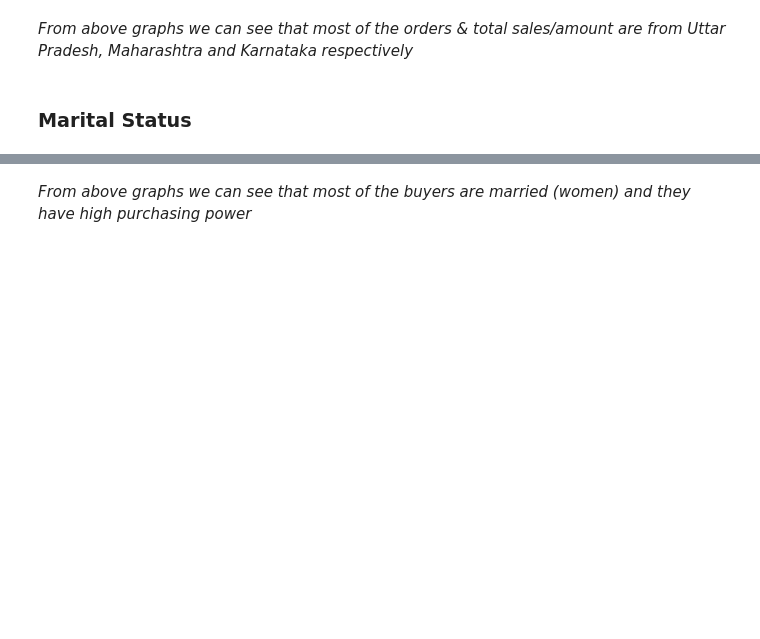
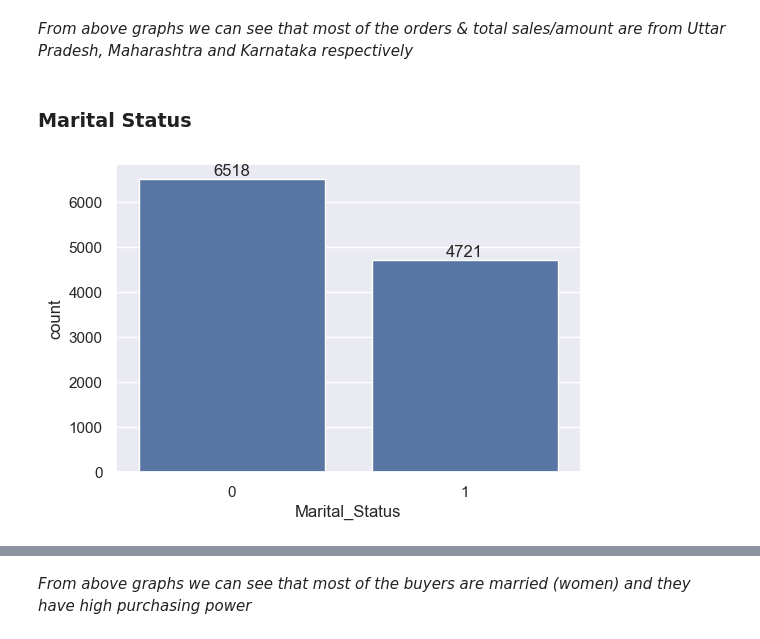
Before and after one commit to Syed-Moinuddin2025/SQL-Python-Learning-Journey, a Jupyter notebook: 3_Diwali_Sales_Analysis/Diwali_Sales_Analysis.ipynb, the cells around one changed output, grey strips where cells are left out. Drawn from its saved outputs; the diff is of its cells as text; code cells hidden in the pictures; blank space fills up the shorter version.

```diff
--- a/3_Diwali_Sales_Analysis/Diwali_Sales_Analysis.ipynb
+++ b/3_Diwali_Sales_Analysis/Diwali_Sales_Analysis.ipynb
@@ -186,11 +222,14 @@ sns.barplot(data = sales_state, x = 'State',y= 'Amount')
 # %% [markdown]
 ### Marital Status
 # %%
+plt.figure(figsize=(6, 4))
 ax = sns.countplot(data = df, x = 'Marital_Status')
 
 sns.set(rc={'figure.figsize':(7,5)})
 for bars in ax.containers:
     ax.bar_label(bars)
+# %% [output]
+[figure, added]
 # %%
 sales_state = df.groupby(['Marital_Status', 'Gender'], as_index=False)['Amount'].sum().sort_values(by='Amount', ascending=False)
 
```
Also changed, not shown: parts of 20 cells of this notebook.
